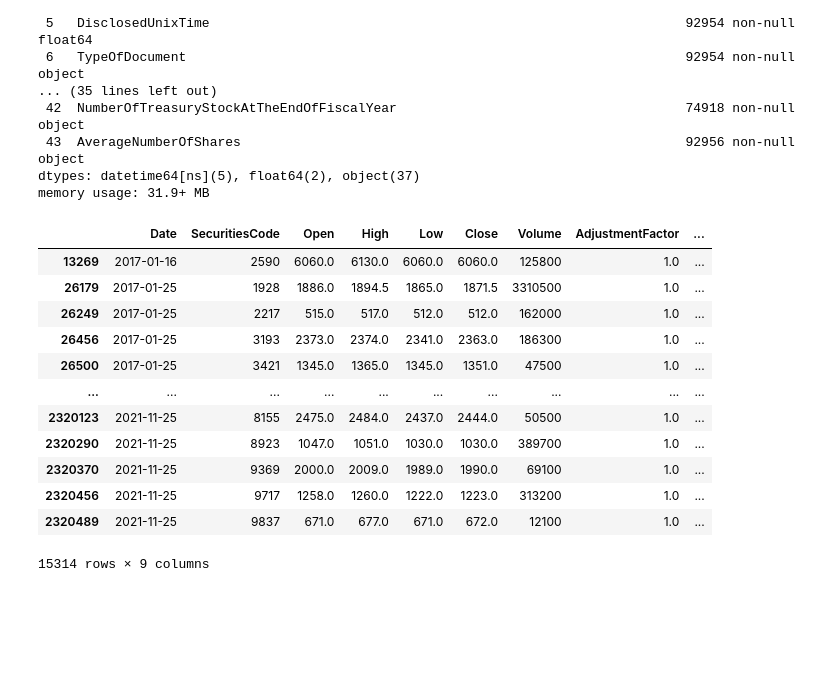
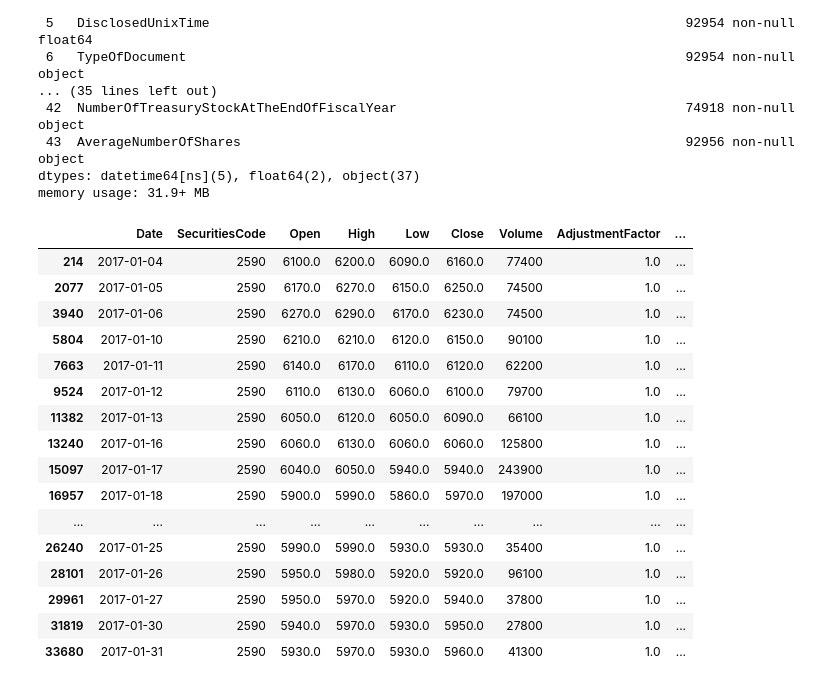
Before and after one commit to vasilyevdmitry14/JPX, a Jupyter notebook: main.ipynb, the cells around one changed output. Saved outputs shown, nothing was run; the diff lists cells and outputs as text; code cells hidden in the pictures; blank space fills up the shorter version.

```diff
--- a/main.ipynb
+++ b/main.ipynb
@@ -50,6 +52,7 @@ stock_list_incl.head()
 #Import from stock_prices.csv and parse columns with dates:
 stock_prices = pd.read_csv('files/train_files/stock_prices.csv', index_col=0, parse_dates=[1])
 # %%
+stock_prices.dropna(inplace=True, subset=['Open','High','Low','Close','Target'])
 stock_prices.info()
 # %% [output]
 <class 'pandas.core.frame.DataFrame'>
@@ -167,27 +170,35 @@ memory usage: 31.9+ MB
 # %%
 #Это бесполезные операции, сначала генерирурю список дней и акций, а потом джойном удаляю строки, для которых нет данных в stock_prices
 #Просто потренировался, можно сразу брать индексы из stock_prices
 date_range = pd.date_range(stock_prices.Date.min(), stock_prices.Date.max(), freq='D')
 dates = np.array(date_range)
 stocks = np.array(stock_list_incl.index)
 multi_index = pd.MultiIndex.from_product([dates, stocks], names=['Date','SecuritiesCode'])
 final_full = multi_index.to_frame(index = False)
-final1 = final_full.merge(stock_prices.iloc[:,:9], how='inner', on=['Date','SecuritiesCode'])
+final1 = final_full.merge(stock_prices.iloc[:,:], how='inner', on=['Date','SecuritiesCode'])
 final1['AdjustmentFactor'] = final1.sort_values(by='Date').groupby('SecuritiesCode')['AdjustmentFactor'].shift(1)
 final1['AdjustmentFactor'] = final1.sort_values(by='Date').groupby('SecuritiesCode')['AdjustmentFactor'].bfill()
-
-final1[final1.ExpectedDividend > 0]
+final1['DoW'] = [i.weekday() for i in final1['Date']]
+one_hot = pd.get_dummies(final1['DoW'])
+final1 = final1.drop('DoW',axis = 1)
+final1 = final1.join(one_hot)
+final1 = final1.rename(columns={0: 'Mo',1: 'Tu',2: 'We',3: 'Th',4: 'Fr'})
+final1[(final1.SecuritiesCode == 2590) & (final1.Date < '2017-02-01')]
 # %% [output]
 |  | Date | SecuritiesCode | Open | High | Low | Close | Volume | AdjustmentFactor | ... |
-| 13269 | 2017-01-16 | 2590 | 6060.0 | 6130.0 | 6060.0 | 6060.0 | 125800 | 1.0 | ... |
-| 26179 | 2017-01-25 | 1928 | 1886.0 | 1894.5 | 1865.0 | 1871.5 | 3310500 | 1.0 | ... |
-| 26249 | 2017-01-25 | 2217 | 515.0 | 517.0 | 512.0 | 512.0 | 162000 | 1.0 | ... |
-| 26456 | 2017-01-25 | 3193 | 2373.0 | 2374.0 | 2341.0 | 2363.0 | 186300 | 1.0 | ... |
-| 26500 | 2017-01-25 | 3421 | 1345.0 | 1365.0 | 1345.0 | 1351.0 | 47500 | 1.0 | ... |
+| 214 | 2017-01-04 | 2590 | 6100.0 | 6200.0 | 6090.0 | 6160.0 | 77400 | 1.0 | ... |
+| 2077 | 2017-01-05 | 2590 | 6170.0 | 6270.0 | 6150.0 | 6250.0 | 74500 | 1.0 | ... |
+| 3940 | 2017-01-06 | 2590 | 6270.0 | 6290.0 | 6170.0 | 6230.0 | 74500 | 1.0 | ... |
+| 5804 | 2017-01-10 | 2590 | 6210.0 | 6210.0 | 6120.0 | 6150.0 | 90100 | 1.0 | ... |
+| 7663 | 2017-01-11 | 2590 | 6140.0 | 6170.0 | 6110.0 | 6120.0 | 62200 | 1.0 | ... |
+| 9524 | 2017-01-12 | 2590 | 6110.0 | 6130.0 | 6060.0 | 6100.0 | 79700 | 1.0 | ... |
+| 11382 | 2017-01-13 | 2590 | 6050.0 | 6120.0 | 6050.0 | 6090.0 | 66100 | 1.0 | ... |
+| 13240 | 2017-01-16 | 2590 | 6060.0 | 6130.0 | 6060.0 | 6060.0 | 125800 | 1.0 | ... |
+| 15097 | 2017-01-17 | 2590 | 6040.0 | 6050.0 | 5940.0 | 5940.0 | 243900 | 1.0 | ... |
+| 16957 | 2017-01-18 | 2590 | 5900.0 | 5990.0 | 5860.0 | 5970.0 | 197000 | 1.0 | ... |
 | ... | ... | ... | ... | ... | ... | ... | ... | ... | ... |
-| 2320123 | 2021-11-25 | 8155 | 2475.0 | 2484.0 | 2437.0 | 2444.0 | 50500 | 1.0 | ... |
-| 2320290 | 2021-11-25 | 8923 | 1047.0 | 1051.0 | 1030.0 | 1030.0 | 389700 | 1.0 | ... |
-| 2320370 | 2021-11-25 | 9369 | 2000.0 | 2009.0 | 1989.0 | 1990.0 | 69100 | 1.0 | ... |
-| 2320456 | 2021-11-25 | 9717 | 1258.0 | 1260.0 | 1222.0 | 1223.0 | 313200 | 1.0 | ... |
-| 2320489 | 2021-11-25 | 9837 | 671.0 | 677.0 | 671.0 | 672.0 | 12100 | 1.0 | ... |
+| 26240 | 2017-01-25 | 2590 | 5990.0 | 5990.0 | 5930.0 | 5930.0 | 35400 | 1.0 | ... |
+| 28101 | 2017-01-26 | 2590 | 5950.0 | 5980.0 | 5920.0 | 5920.0 | 96100 | 1.0 | ... |
+| 29961 | 2017-01-27 | 2590 | 5950.0 | 5970.0 | 5920.0 | 5940.0 | 37800 | 1.0 | ... |
+| 31819 | 2017-01-30 | 2590 | 5940.0 | 5970.0 | 5930.0 | 5950.0 | 27800 | 1.0 | ... |
+| 33680 | 2017-01-31 | 2590 | 5930.0 | 5970.0 | 5930.0 | 5960.0 | 41300 | 1.0 | ... |
-15314 rows × 9 columns
```
Also changed, not shown: parts of 19 cells of this notebook, 1 other file.
